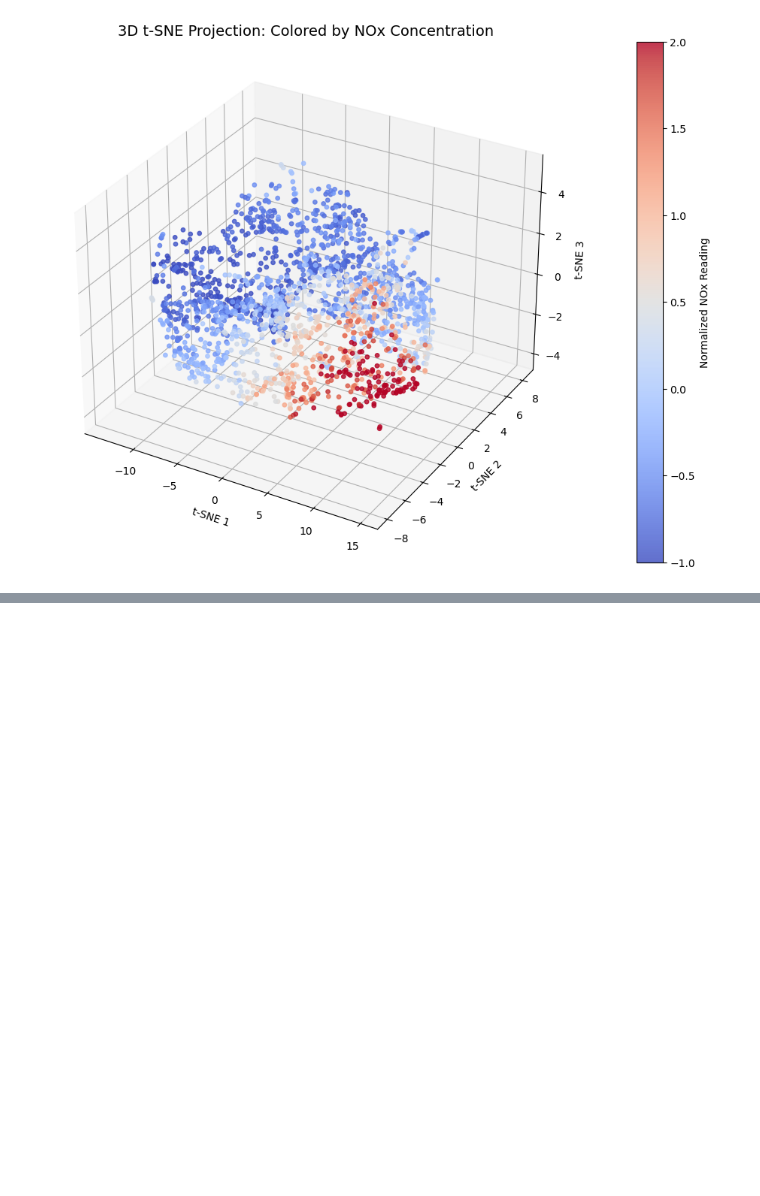
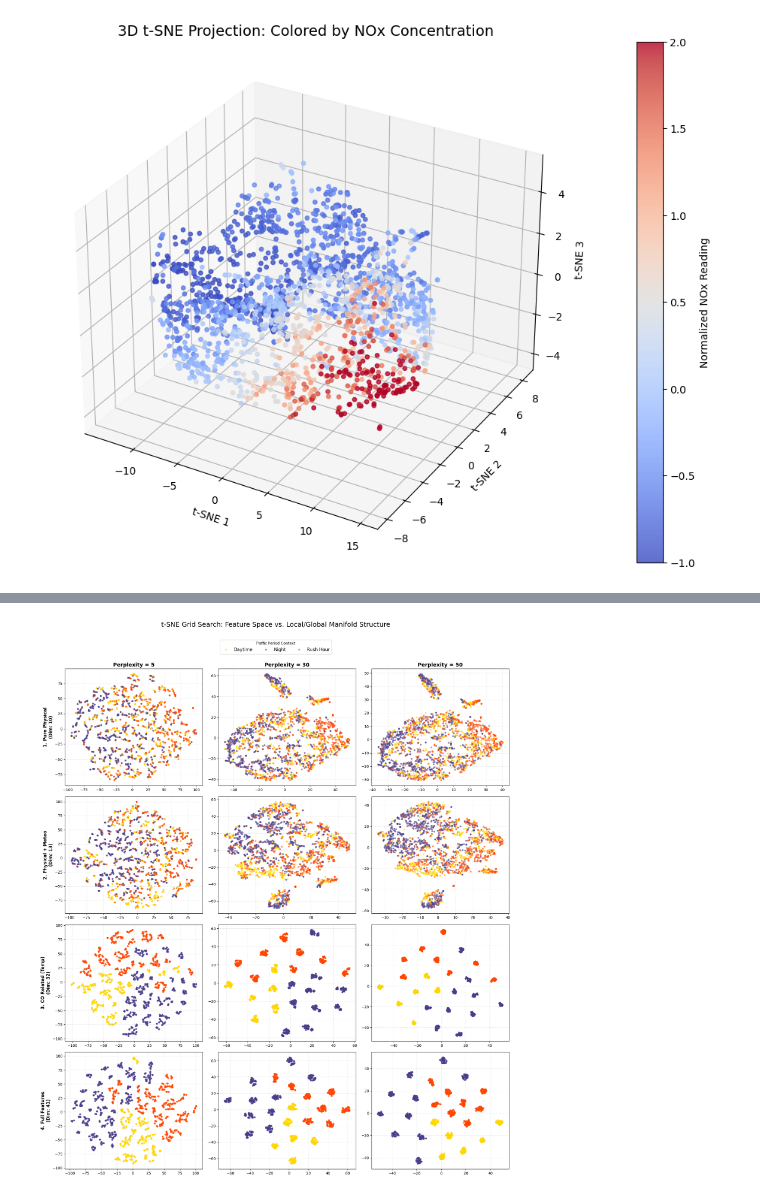
Before and after one commit to shiyuanlin325/clustering_final, a Jupyter notebook: project.ipynb, the cells around one changed output, grey strips where cells are left out. Cells and saved outputs as stored; diff of their text form; code cells hidden in the pictures; blank space fills up the shorter version.

```diff
--- a/project.ipynb
+++ b/project.ipynb
@@ -1209,0 +625,94 @@ Top 1:
+# %%
+import pandas as pd
+import numpy as np
+import matplotlib.pyplot as plt
+import seaborn as sns
+from sklearn.preprocessing import StandardScaler
+from sklearn.manifold import TSNE
+import warnings
+
+warnings.filterwarnings('ignore')
+
+# ==========================================
+# 1. 准备数据与特征组
+# ==========================================
+df = pd.read_csv(r"D:\code\python\ML\Project\air+quality\AirQuality_Fully_Preprocessed.csv")
+
+# 提取用于着色的 Ground Truth (交通时段)
+hour_series = df.filter(like='H_').idxmax(axis=1).str.replace('H_', '').astype(int)
+def categorize_time(hour):
+    if 7 <= hour <= 10 or 17 <= hour <= 20: return "Rush Hour"
+    elif 11 <= hour <= 16: return "Daytime"
+    else: return "Night"
+df['Traffic_Period'] = hour_series.apply(categorize_time)
+
+# 定义要测试的特征集网格
+pollutant_cols = ["CO(GT)", "NMHC(GT)", "C6H6(GT)", "NOx(GT)", "NO2(GT)"]
+sensor_cols = ["PT08.S1(CO)", "PT08.S2(NMHC)", "PT08.S3(NOx)", "PT08.S4(NO2)", "PT08.S5(O3)"]
+meteo_cols = ["T", "RH", "AH"]
+temporal_cols = ["Year", "Month", "DayOfWeek"] + [f"H_{i}" for i in range(24)]
+
+# 选取 4 个代表性特征组
+feature_grid = {
+    "1. Pure Physical": pollutant_cols + sensor_cols,
+    "2. Physical + Meteo": pollutant_cols + sensor_cols + meteo_cols,
+    "3. CO Related (Temp)": ["CO(GT)", "PT08.S1(CO)"] + meteo_cols + temporal_cols,
+    "4. Full Features": list(df.drop(['Traffic_Period'], axis=1).columns)
+}
+
+# ==========================================
+# 2. t-SNE 网格搜索参数设置
+# ==========================================
+perplexities = [5, 30, 50]  # 困惑度网格：从局部到全局
+sample_size = 2000          # 采样量 (保证搜索效率)
+df_sample = df.sample(n=sample_size, random_state=42)
+
+n_rows = len(feature_grid)
+n_cols = len(perplexities)
+
+print(f"🚀 启动 t-SNE 网格搜索: {n_rows} 特征集 x {n_cols} 困惑度...")
+
+fig, axes = plt.subplots(n_rows, n_cols, figsize=(6 * n_cols, 5 * n_rows))
+
+# ==========================================
+# 3. 核心搜索循环
+# ==========================================
+for i, (fs_name, cols) in enumerate(feature_grid.items()):
+    # 提取特征并标准化
+    valid_cols = [c for c in cols if c in df.columns]
+    X = df_sample[valid_cols]
+    X_scaled = StandardScaler().fit_transform(X)
+
+    for j, px in enumerate(perplexities):
+        print(f"正在跑: {fs_name} | Perplexity: {px} ...")
+
+        # 运行 t-SNE
+        tsne = TSNE(n_components=2, perplexity=px, random_state=42, init='pca', learning_rate='auto')
+        X_tsne = tsne.fit_transform(X_scaled)
+
+        # 绘图
+        ax = axes[i, j]
+        sns.scatterplot(
+            x=X_tsne[:, 0], y=X_tsne[:, 1],
+            hue=df_sample['Traffic_Period'],
+            palette={'Rush Hour': '#FF4500', 'Daytime': '#FFD700', 'Night': '#483D8B'},
+            alpha=0.6, ax=ax, s=20, edgecolor=None
+        )
+
+        # 标注信息
+        if i == 0: ax.set_title(f"Perplexity = {px}", fontsize=14, fontweight='bold')
+        if j == 0: ax.set_ylabel(f"{fs_name}\n(Dim: {len(valid_cols)})", fontsize=12, fontweight='bold')
+        else: ax.set_ylabel("")
+
+        ax.set_xlabel("")
+        ax.legend().remove()
+        ax.grid(True, linestyle='--', alpha=0.3)
+
+# 统一图例
+handles, labels = axes[0, 0].get_legend_handles_labels()
+fig.legend(handles, labels, loc='upper center', bbox_to_anchor=(0.5, 1.02), ncol=3, title="Traffic Period Context", fontsize=12)
+
+plt.suptitle("t-SNE Grid Search: Feature Space vs. Local/Global Manifold Structure", fontsize=18, y=1.05)
+plt.tight_layout()
+plt.show()
+# %% [output]
@@ -1209,0 +732 @@ Top 1:
+[figure, added]
```
Also changed, not shown: parts of 16 cells of this notebook.
